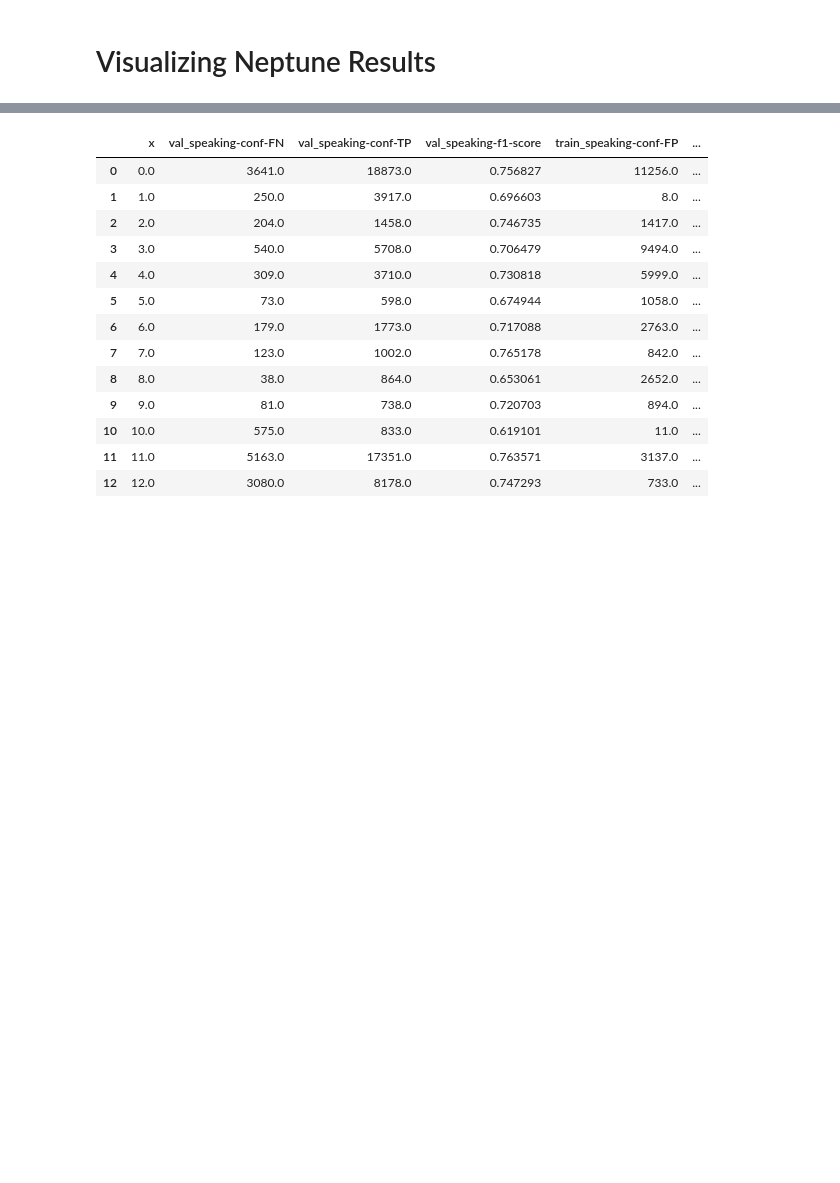
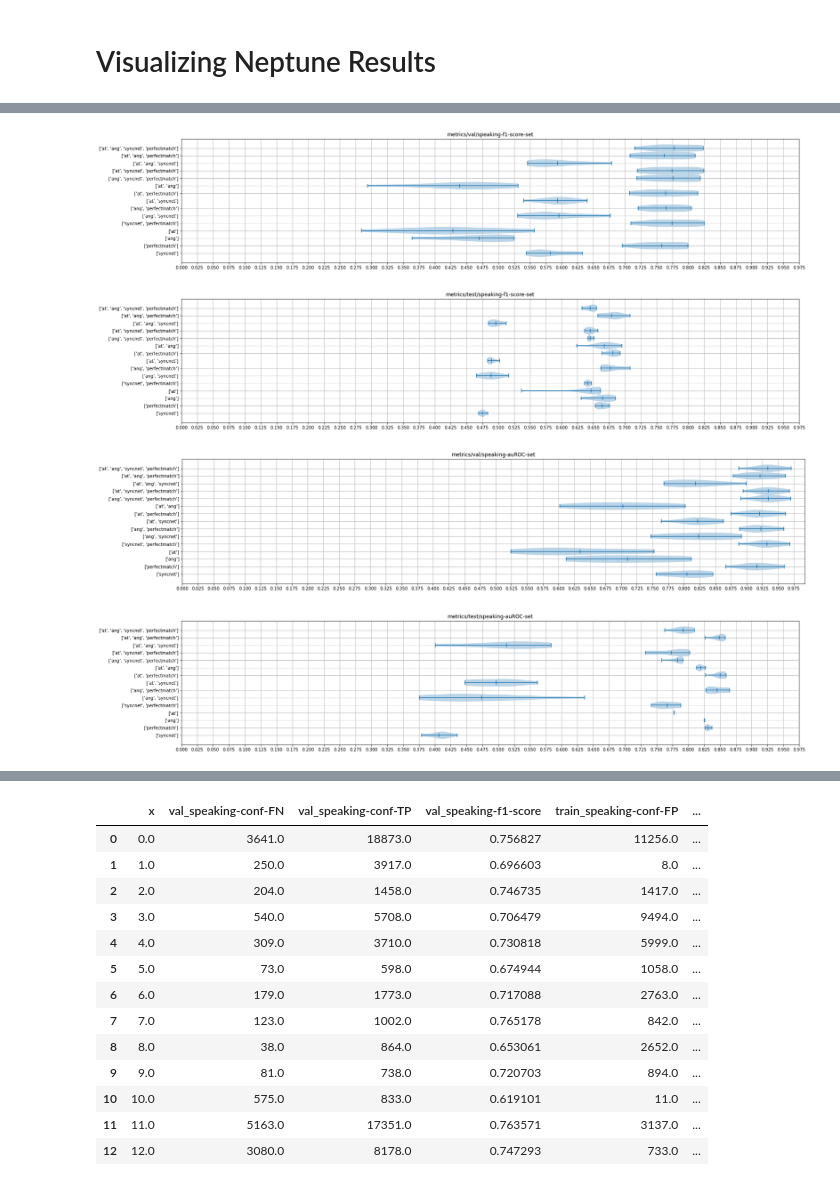
Before and after one commit to interaction-lab/modeling-pipeline, a Jupyter notebook: examples/active_speaker/analyze-results.ipynb, the cells around one changed output, grey strips where cells are left out. Saved outputs shown, nothing was run; the diff lists cells and outputs as text; code cells hidden in the pictures; blank space fills up the shorter version.

```diff
--- a/examples/active_speaker/analyze-results.ipynb
+++ b/examples/active_speaker/analyze-results.ipynb
@@ -67,6 +2,0 @@ Error occurred during asynchronous operation processing: Invalid point for strin
-# %%
-data["tags"] = data["sys/tags"].apply(lambda x: x.split(','))
-data["tags"]
-df = data.drop('tags', 1).join(data.tags.str.join('|').str.get_dummies())
-display(df.head())
-df["logs/test_speaking-auROC"]
@@ -118,24 +32,0 @@ plt.show()
-# %%
-import neptune
-import pandas as pd
-import json
-from neptune.utils import align_channels_on_x
-import plotly.graph_objects as go
-from pandas.api.types import is_numeric_dtype, is_string_dtype
-# Get project
-project = neptune.init('cmbirmingham/active-speaker-exp', api_token="eyJhcGlfYWRkcmVzcyI6Imh0dHBzOi8vYXBwLm5lcHR1bmUuYWkiLCJhcGlfdXJsIjoiaHR0cHM6Ly9hcHAubmVwdHVuZS5haSIsImFwaV9rZXkiOiJkMGNhYTRlNi1mYTZhLTQzYzctODNmYi1iNjE4ZGNmZTA2MTkifQ==")
-
-# Download experiments dashboard as pandas DataFrame
-data = project.get_leaderboard(tag="xgb-only")
-data.head()
-
-# Download project and select experiments
-speaking_exps = project.get_experiments(tag='speaking')
-my_exp = speaking_exps[1]
-
-data_collected = my_exp.get_logs().keys()
-keys_to_use = [k for k in data_collected if "f1" in k or "conf" in k]
-
-print(my_exp.get_tags())
-print(my_exp.get_parameters())
-df = my_exp.get_numeric_channels_values(*keys_to_use)
@@ -144,0 +148,9 @@ DecodeError: It is required that you pass in a value for the "algorithms" argume
+# %%
+# gru_12_table = get_table("gru", "12", metrics)
+for m in metrics:
+    plot_table(gru_12_table,m+"-set")
+# %% [output]
+[figure, added]
+[figure, added]
+[figure, added]
+[figure, added]
```
Also changed, not shown: parts of 23 cells of this notebook, 3 other files.
